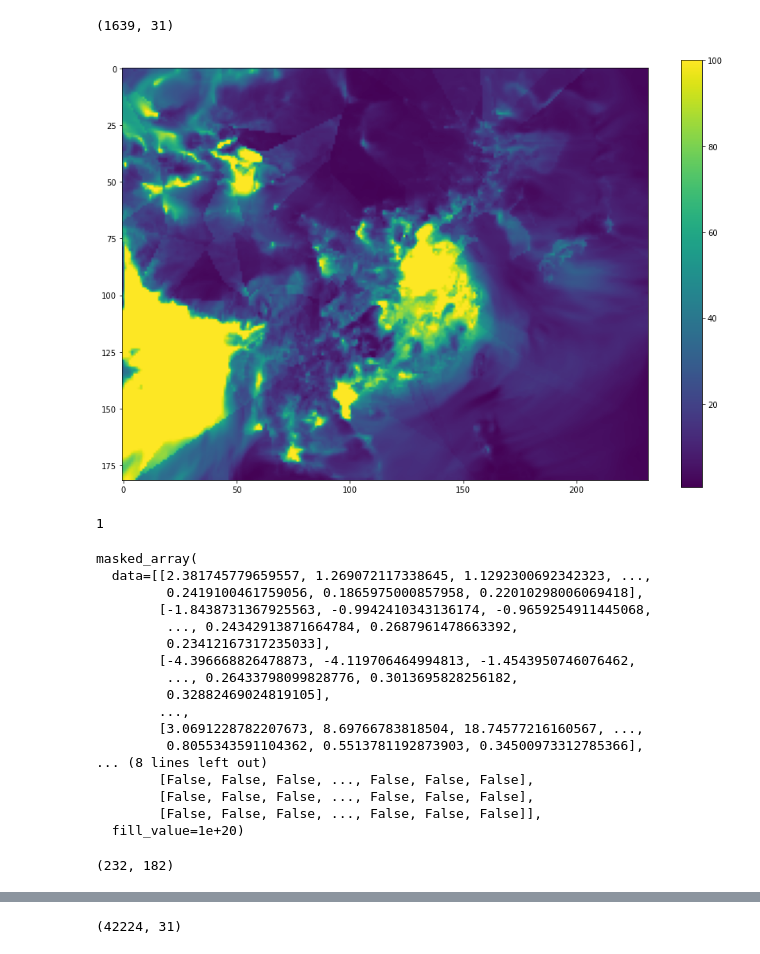
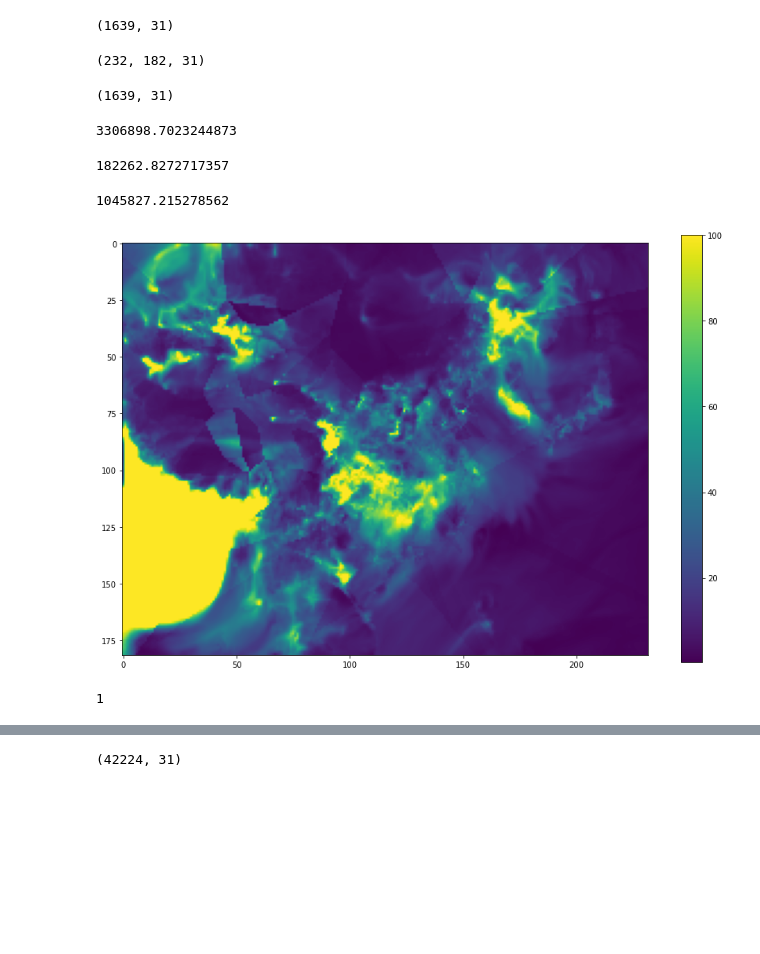
Before and after one commit to sky12807/InventoryOptimization, a Jupyter notebook: eVNA/Untitled.ipynb, the cells around one changed output, grey strips where cells are left out. Drawn from its saved outputs; the diff is of its cells as text; code cells hidden in the pictures; blank space fills up the shorter version.

```diff
--- a/eVNA/Untitled.ipynb
+++ b/eVNA/Untitled.ipynb
@@ -78,7 +78,7 @@ def eVNA(obs,CTM,show = False):
 
     weight = np.expand_dims(weight,axis = 2)
     weight = weight*(obs[cell_neighbor]!=0)
-    weight = weight/np.sum(weight,axis = 1,keepdims=True)
+    weight = weight/(np.sum(weight,axis = 1,keepdims=True)+1e-10)
     print(weight.shape)
 #     return weight
 
@@ -128,33 +142,53 @@ obs_matrix = np.zeros((232,182,31))
 # %%
 for i in range(len(obs)):
     obs_matrix[int(lonlatcolrow[i,2]),int(lonlatcolrow[i,3]),] = obs[i]
+# %%
+res.shape
+# %% [output]
+(232, 182, 31)
+# %%
+obs.shape
+# %% [output]
+(1639, 31)
+# %%
+np.sum(obs)
+# %% [output]
+3306898.7023244873
+# %%
+np.sum(np.abs((obs_matrix-res)[obs_matrix!=0]))
+# %% [output]
+182262.8272717357
+# %%
+np.sum(np.abs((obs_matrix)[obs_matrix!=0]))
+# %% [output]
+1045827.215278562
 # %%
 plt.rcParams['figure.figsize'] = (15,10)
 
-for i in range(9,10):
+for i in range(19,20):
 #     c = CTM.reshape(232,182,-1)[:,:,i].transpose(1,0)[::-1]
 #     c[c>100] = 100
 #     plt.imshow(c)
 #     plt.colorbar()
 #     plt.show()
 
 
 #     o = obs_matrix.reshape(232,182,-1)[:,:,i].transpose(1,0)[::-1]
 #     o[o>100] = 100
 #     plt.imshow(o)
 #     plt.colorbar()
 #     plt.show()
 
 
     V = res[:,:,i].transpose(1,0)[::-1]
     V[V>100] = 100
     plt.imshow(V)
     plt.colorbar()
     plt.show()
 
     print(1)
 # %% [output]
-[figure, old version]
+[figure, new version]
 1
 # %%
 import numpy as np
@@ -171,20 +205,2 @@ a = np.load('eVNA_PM2.5_2017_1_d10.npy')
 # %%
-a[100:150,100:150]
+a[a>100] = 100
-# %% [output]
-masked_array(
-  data=[[2.381745779659557, 1.269072117338645, 1.1292300692342323, ...,
-         0.2419100461759056, 0.1865975000857958, 0.22010298006069418],
-        [-1.8438731367925563, -0.9942410343136174, -0.9659254911445068,
-         ..., 0.24342913871664784, 0.2687961478663392,
-         0.23412167317235033],
-        [-4.396668826478873, -4.119706464994813, -1.4543950746076462,
-         ..., 0.26433798099828776, 0.3013695828256182,
-         0.32882469024819105],
-        ...,
-        [3.0691228782207673, 8.69766783818504, 18.74577216160567, ...,
-         0.8055343591104362, 0.5513781192873903, 0.34500973312785366],
-... (8 lines left out)
-        [False, False, False, ..., False, False, False],
-        [False, False, False, ..., False, False, False],
-        [False, False, False, ..., False, False, False]],
-  fill_value=1e+20)
@@ -194,7 +207,3 @@ a[a>100] = 100
-# %%
-a.shape
-# %% [output]
-(232, 182)
 # %%
 plt.imshow(a.transpose(1,0)[::-1])
 plt.colorbar()
```
Also changed, not shown: parts of 8 cells of this notebook, 12 other files.
